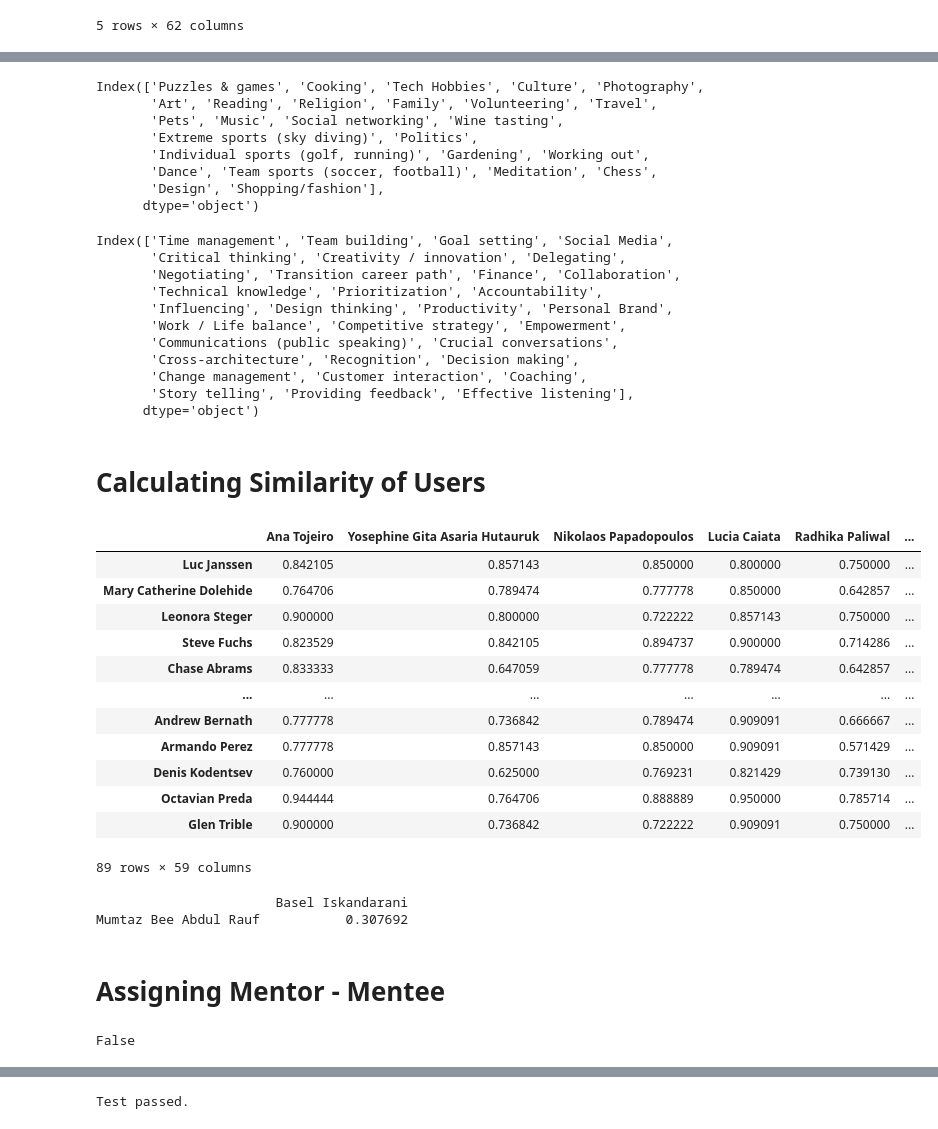
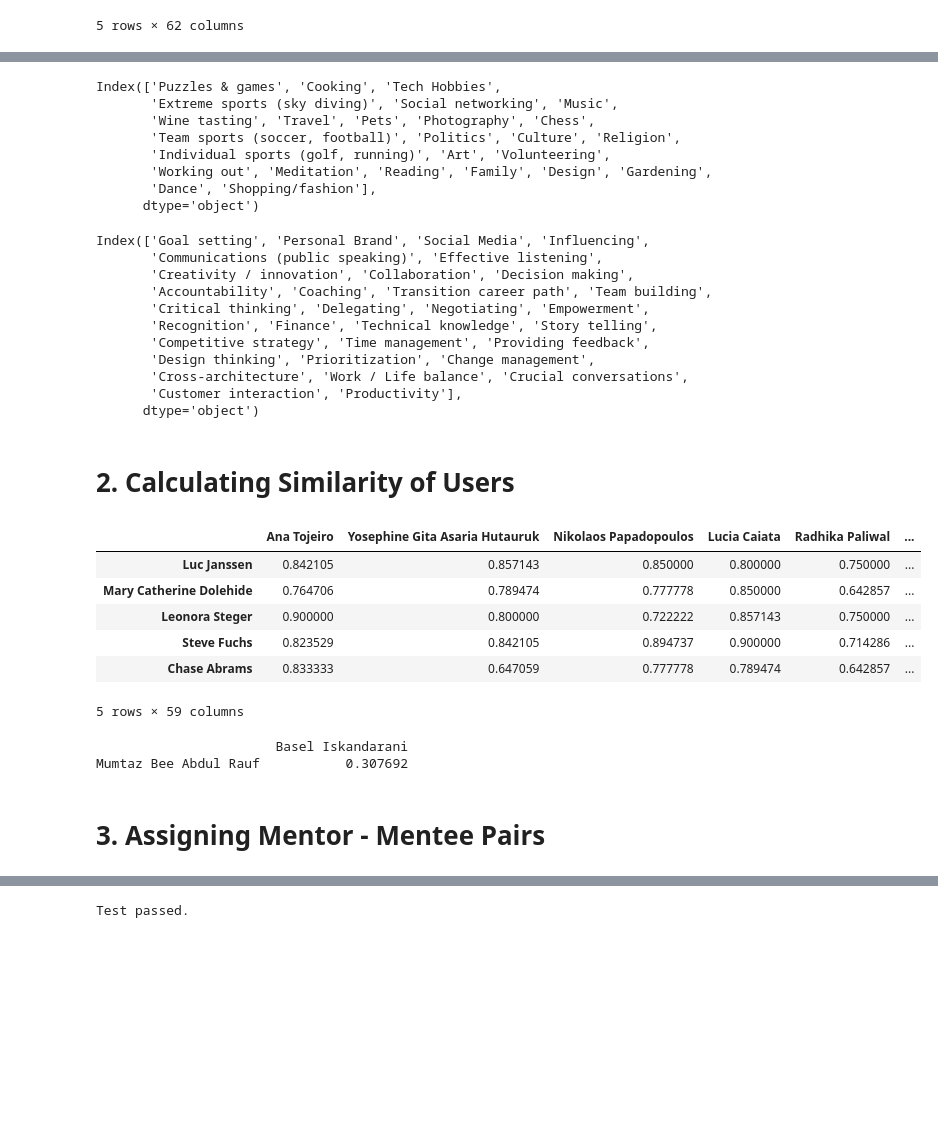
Before and after one commit to elisemercury/People-Matching-Algorithm, a Jupyter notebook: People Matching Algorithm.ipynb, the cells around one changed output, grey strips where cells are left out. Cells and saved outputs as stored; diff of their text form; code cells hidden in the pictures; blank space fills up the shorter version.

```diff
--- a/People Matching Algorithm.ipynb
+++ b/People Matching Algorithm.ipynb
@@ -37,16 +46,3 @@ df_mentor_raw = drop_nan_cols(df_mentor_raw)
 df_mentor_raw.shape  #(91, 29) removed 12 cols full of NaNs
 # %% [output]
 (91, 30)
-# %%
-#remove start & completion time cols
-df_mentor_raw.drop(["Start time",
-         "Completion time",
-         "Are you a CSAP Alum?2",
-         "What is your CSAP Class FY?",
-         "Which track were you in?",
-         "Have you mentored an Early in Career before?",
-         "Any final comments or suggestions before you submit?"],
-        axis=1, inplace=True) #remove start & completion time cols
-df_mentor_raw.drop([0,1], axis=0, inplace=True)
-
-df_mentor_raw = pd.DataFrame(df_mentor_raw).set_index('Name', drop=True)
@@ -125,11 +98,7 @@ interests_mentor = extract_choices(df_mentor["What are your personal interests?"
 def encode_onehot(df_input, df_output):
     count = 0
     for answer in df_output.columns:
-        if answer == "ID":
-            continue
         for column in df_input.columns:
-            if column == "ID":
-                continue
             for result in df_input[column]:
                 if answer in result:
                     df_output.loc[df_output.index[count], answer] = 1           #.iloc[:,2:3]
@@ -645,27 +574,27 @@ df_onehot_mentee.head()
 # %%
 df_interests_mentee_final.columns
 # %% [output]
-Index(['Puzzles & games', 'Cooking', 'Tech Hobbies', 'Culture', 'Photography',
-       'Art', 'Reading', 'Religion', 'Family', 'Volunteering', 'Travel',
-       'Pets', 'Music', 'Social networking', 'Wine tasting',
-       'Extreme sports (sky diving)', 'Politics',
-       'Individual sports (golf, running)', 'Gardening', 'Working out',
-       'Dance', 'Team sports (soccer, football)', 'Meditation', 'Chess',
-       'Design', 'Shopping/fashion'],
+Index(['Puzzles & games', 'Cooking', 'Tech Hobbies',
+       'Extreme sports (sky diving)', 'Social networking', 'Music',
+       'Wine tasting', 'Travel', 'Pets', 'Photography', 'Chess',
+       'Team sports (soccer, football)', 'Politics', 'Culture', 'Religion',
+       'Individual sports (golf, running)', 'Art', 'Volunteering',
+       'Working out', 'Meditation', 'Reading', 'Family', 'Design', 'Gardening',
+       'Dance', 'Shopping/fashion'],
       dtype='object')
 # %%
 df_strengths_mentee_final.columns
 # %% [output]
-Index(['Time management', 'Team building', 'Goal setting', 'Social Media',
-       'Critical thinking', 'Creativity / innovation', 'Delegating',
-       'Negotiating', 'Transition career path', 'Finance', 'Collaboration',
-       'Technical knowledge', 'Prioritization', 'Accountability',
-       'Influencing', 'Design thinking', 'Productivity', 'Personal Brand',
-       'Work / Life balance', 'Competitive strategy', 'Empowerment',
-       'Communications (public speaking)', 'Crucial conversations',
-       'Cross-architecture', 'Recognition', 'Decision making',
-       'Change management', 'Customer interaction', 'Coaching',
-       'Story telling', 'Providing feedback', 'Effective listening'],
+Index(['Goal setting', 'Personal Brand', 'Social Media', 'Influencing',
+       'Communications (public speaking)', 'Effective listening',
+       'Creativity / innovation', 'Collaboration', 'Decision making',
+       'Accountability', 'Coaching', 'Transition career path', 'Team building',
+       'Critical thinking', 'Delegating', 'Negotiating', 'Empowerment',
+       'Recognition', 'Finance', 'Technical knowledge', 'Story telling',
+       'Competitive strategy', 'Time management', 'Providing feedback',
+       'Design thinking', 'Prioritization', 'Change management',
+       'Cross-architecture', 'Work / Life balance', 'Crucial conversations',
+       'Customer interaction', 'Productivity'],
       dtype='object')
 # %%
 # same columns
@@ -677,26 +606,20 @@ for cols in df_onehot_mentor.columns:
     if cols not in df_onehot_mentee.columns:
         print(cols)
 # %% [markdown]
-# Calculating Similarity of Users
+# 2. Calculating Similarity of Users
 # %%
-import scipy.spatial
-
+# calculate the Jaccard distance between each mentee and each mentor
+# 1-Jaccard distance = similarity between pairs
 ary = scipy.spatial.distance.cdist(df_onehot_mentor.iloc[:,1:], df_onehot_mentee.iloc[:,1:], metric='jaccard')
 
 people_similarity = pd.DataFrame(ary, columns=df_onehot_mentee.index.values, index=df_onehot_mentor.index.values)
-people_similarity
+people_similarity.head()
 # %% [output]
 |  | Ana Tojeiro | Yosephine Gita Asaria Hutauruk | Nikolaos Papadopoulos | Lucia Caiata | Radhika Paliwal | ... |
 | Luc Janssen | 0.842105 | 0.857143 | 0.850000 | 0.800000 | 0.750000 | ... |
 | Mary Catherine Dolehide | 0.764706 | 0.789474 | 0.777778 | 0.850000 | 0.642857 | ... |
 | Leonora Steger | 0.900000 | 0.800000 | 0.722222 | 0.857143 | 0.750000 | ... |
 | Steve Fuchs | 0.823529 | 0.842105 | 0.894737 | 0.900000 | 0.714286 | ... |
 | Chase Abrams | 0.833333 | 0.647059 | 0.777778 | 0.789474 | 0.642857 | ... |
-| ... | ... | ... | ... | ... | ... | ... |
-| Andrew Bernath | 0.777778 | 0.736842 | 0.789474 | 0.909091 | 0.666667 | ... |
-| Armando Perez | 0.777778 | 0.857143 | 0.850000 | 0.909091 | 0.571429 | ... |
-| Denis Kodentsev | 0.760000 | 0.625000 | 0.769231 | 0.821429 | 0.739130 | ... |
-| Octavian Preda | 0.944444 | 0.764706 | 0.888889 | 0.950000 | 0.785714 | ... |
-| Glen Trible | 0.900000 | 0.736842 | 0.722222 | 0.909091 | 0.750000 | ... |
-89 rows × 59 columns
+5 rows × 59 columns
 # %%
@@ -706,5 +630,5 @@ print(people_similarity.loc[[a], [b]])
                        Basel Iskandarani
 Mumtaz Bee Abdul Rauf           0.307692
 # %% [markdown]
-# Assigning Mentor - Mentee
+# 3. Assigning Mentor - Mentee Pairs
 # %%
@@ -717,7 +642,3 @@ def create_cluster(df):
     return clusters
 # %%
 people_cluster = create_cluster(people_similarity)
-# %%
-"Martin Schubert" in people_cluster.values()
-# %% [output]
-False
```
Also changed, not shown: parts of 69 cells of this notebook, 1 other file.
